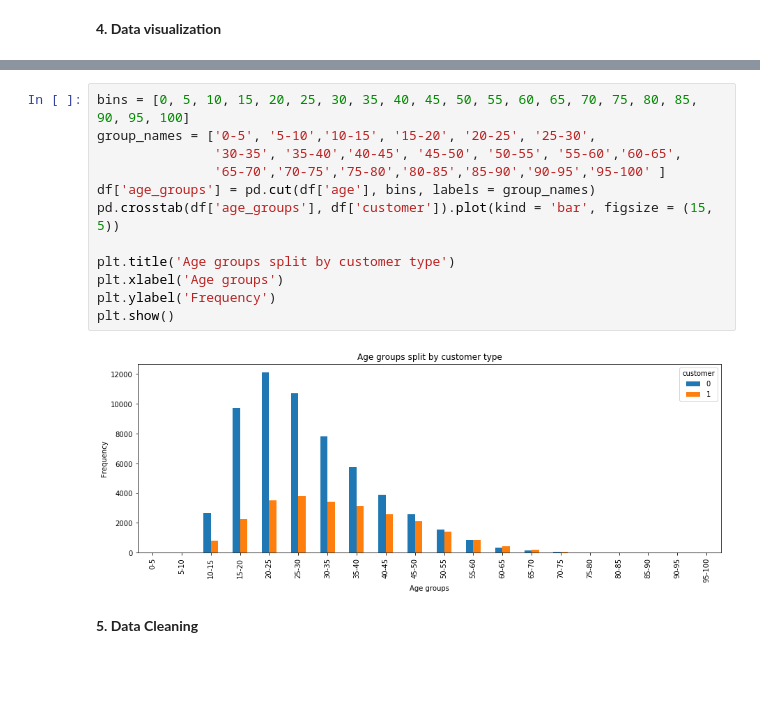
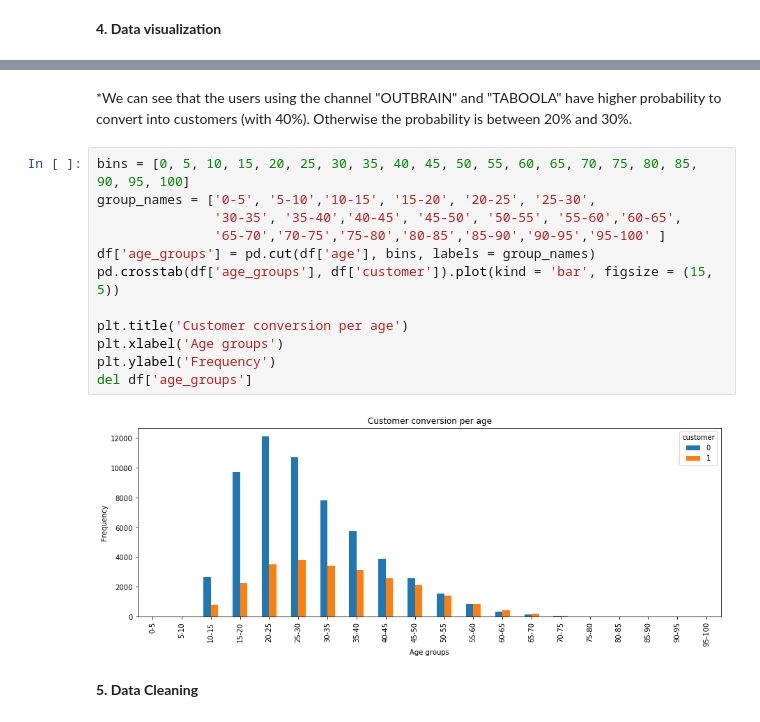
Before and after one commit to Charles1104/8fit, a Jupyter notebook: charles_verleyen_analysis_predictions.ipynb, the cells around one changed output, grey strips where cells are left out. Drawn from its saved outputs; the diff is of its cells as text; blank space fills up the shorter version.

```diff
--- a/charles_verleyen_analysis_predictions.ipynb
+++ b/charles_verleyen_analysis_predictions.ipynb
@@ -178,17 +189,19 @@ plt.tight_layout()
+# %% [markdown]
+*We can see that the users using the channel "OUTBRAIN" and "TABOOLA" have higher probability to convert into customers (with 40%). Otherwise the probability is between 20% and 30%.
 # %%
 bins = [0, 5, 10, 15, 20, 25, 30, 35, 40, 45, 50, 55, 60, 65, 70, 75, 80, 85, 90, 95, 100]
 group_names = ['0-5', '5-10','10-15', '15-20', '20-25', '25-30',
                '30-35', '35-40','40-45', '45-50', '50-55', '55-60','60-65',
                '65-70','70-75','75-80','80-85','85-90','90-95','95-100' ]
 df['age_groups'] = pd.cut(df['age'], bins, labels = group_names)
 pd.crosstab(df['age_groups'], df['customer']).plot(kind = 'bar', figsize = (15, 5))
 
-plt.title('Age groups split by customer type')
+plt.title('Customer conversion per age')
 plt.xlabel('Age groups')
 plt.ylabel('Frequency')
-plt.show()
+del df['age_groups']
 # %% [output]
-[figure, old version]
+[figure, new version]
 # %% [markdown]
 **5\. Data Cleaning**
 # %%
```
Also changed, not shown: parts of 32 cells of this notebook.
